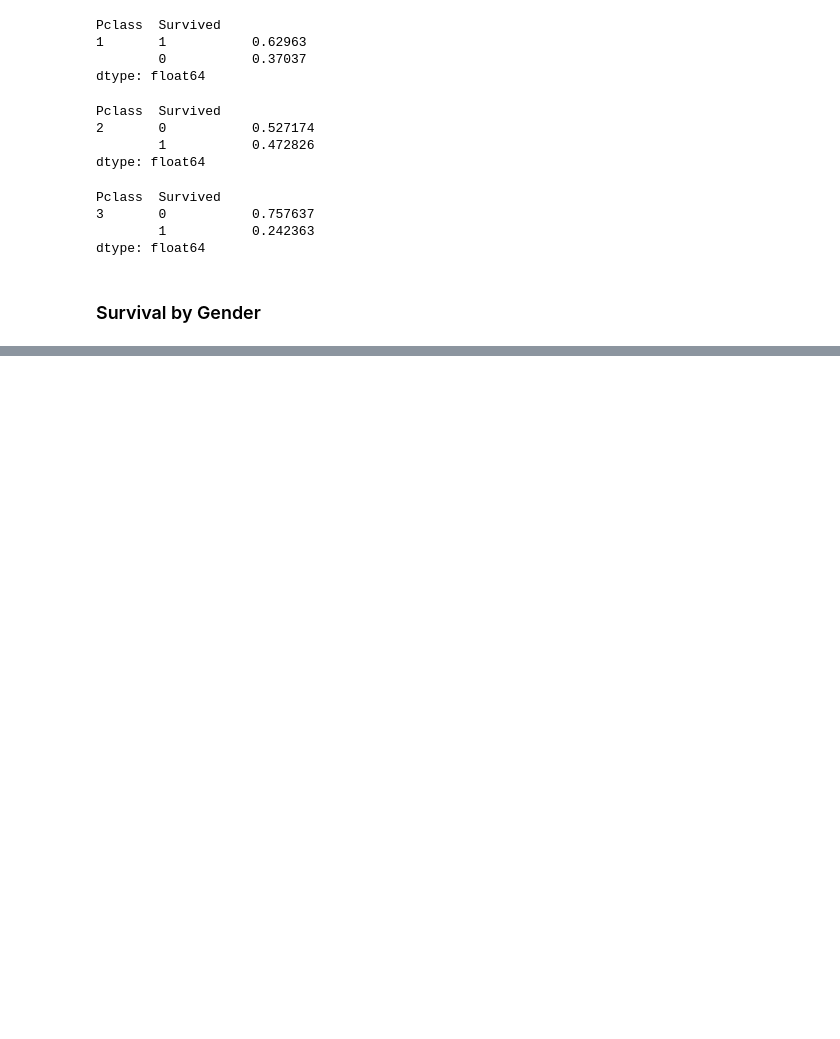
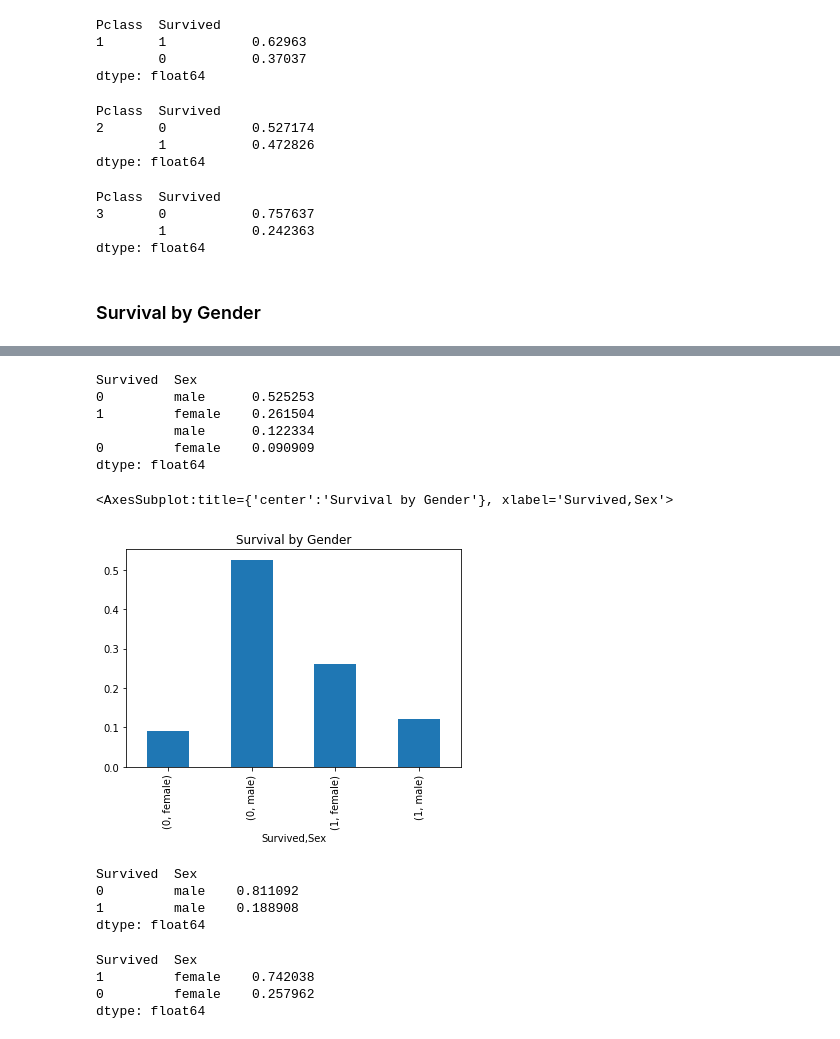
Before and after one commit to AmitSamra/Titanic, a Jupyter notebook: Titanic.ipynb, the cells around one changed output, grey strips where cells are left out. Drawn from its saved outputs; the diff is of its cells as text; code cells hidden in the pictures; blank space fills up the shorter version.

```diff
--- a/Titanic.ipynb
+++ b/Titanic.ipynb
@@ -254,3 +259,6 @@ Pclass  Survived
 dtype: float64
 # %% [markdown]
 ### Survival by Gender
+# %%
+df_survived_gender = df_main[['Survived', 'Sex']]
+df_survived_gender
@@ -256,0 +279,31 @@ dtype: float64
+# %%
+# Overall 38% of passengers survived
+df_survived_gender.value_counts(normalize = True)
+# %% [output]
+Survived  Sex
+0         male      0.525253
+1         female    0.261504
+          male      0.122334
+0         female    0.090909
+dtype: float64
+# %%
+df_survived_gender.value_counts(normalize = True).sort_index().plot(kind = 'bar', title = 'Survival by Gender')
+# %% [output]
+<AxesSubplot:title={'center':'Survival by Gender'}, xlabel='Survived,Sex'>
+[figure, added]
+# %%
+# 19% of males survived
+df_survived_gender[df_survived_gender['Sex'] == 'male'].value_counts(normalize = True)
+# %% [output]
+Survived  Sex
+0         male    0.811092
+1         male    0.188908
+dtype: float64
+# %%
+# 75% of females survived
+df_survived_gender[df_survived_gender['Sex'] == 'female'].value_counts(normalize = True)
+# %% [output]
+Survived  Sex
+1         female    0.742038
+0         female    0.257962
+dtype: float64
```
Also changed, not shown: parts of 2 cells of this notebook.
